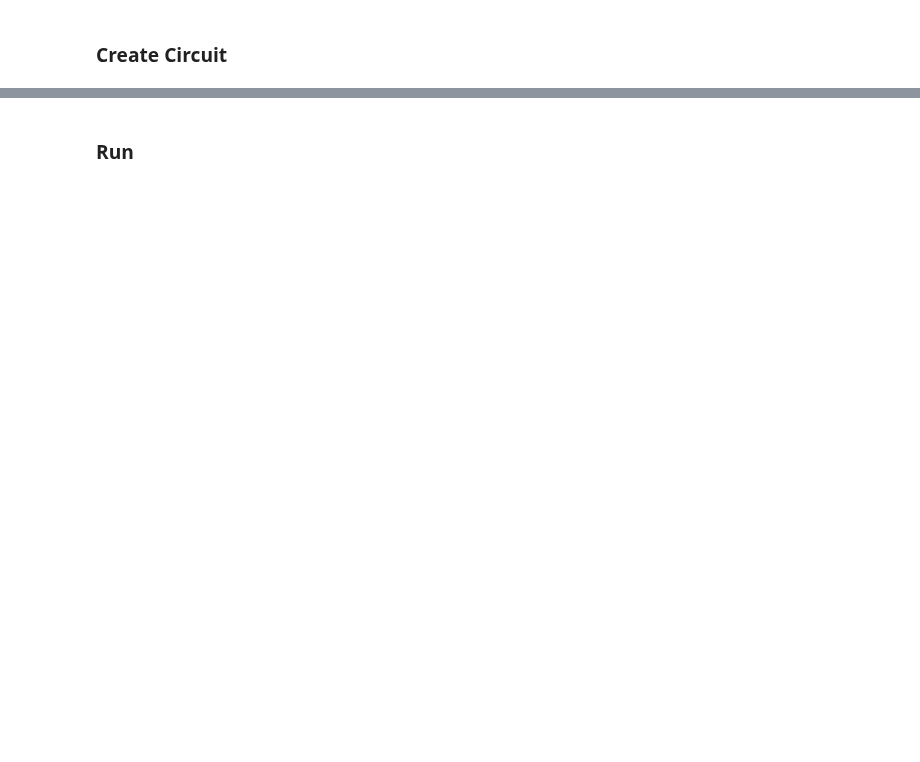
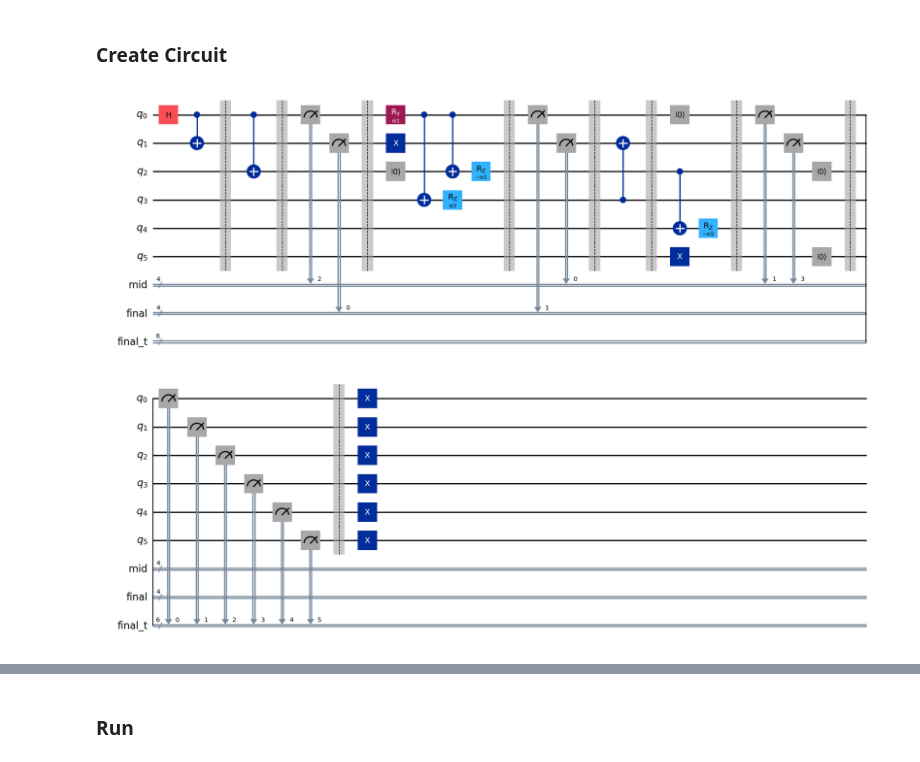
Before and after one commit to CERN-IT-INNOVATION/quantum-gates, a Jupyter notebook: start up and testing/testing_local_library_reset.ipynb, the cells around one changed output, grey strips where cells are left out. Drawn from its saved outputs; the diff is of its cells as text; code cells hidden in the pictures; blank space fills up the shorter version.

```diff
--- a/start up and testing/testing_local_library_reset.ipynb
+++ b/start up and testing/testing_local_library_reset.ipynb
@@ -136,33 +138,36 @@ qc.rz(-np.pi/2, 2)
 
 
 qc.barrier()
 qc.measure(qreg[0], final[1])
 qc.measure(qreg[1], mid[0])
 
 qc.barrier()
 qc.cx(3, 1)
+qc.barrier()
 qc.reset(0)
 #qc.swap(2, 1)
 qc.x(5)
 qc.cx(2, 4)
 qc.rz(-np.pi/2, 4)
 qc.barrier()
 
 # 4) Final measurement
 qc.measure(0, 1)
 qc.measure(1, 3)
 qc.reset(2)
 qc.reset(5)
 
 qc.barrier()
 
 qc.measure(range(N_q), final_t)
 qc.barrier()
 
 qc.x(range(N_q))
 
 
 qc.draw("mpl")
+# %% [output]
+[figure, added]
 # %%
 n_qubits = 3
 qc = QuantumCircuit(3,5)
```
Also changed, not shown: parts of 4 cells of this notebook, 2 other files.
